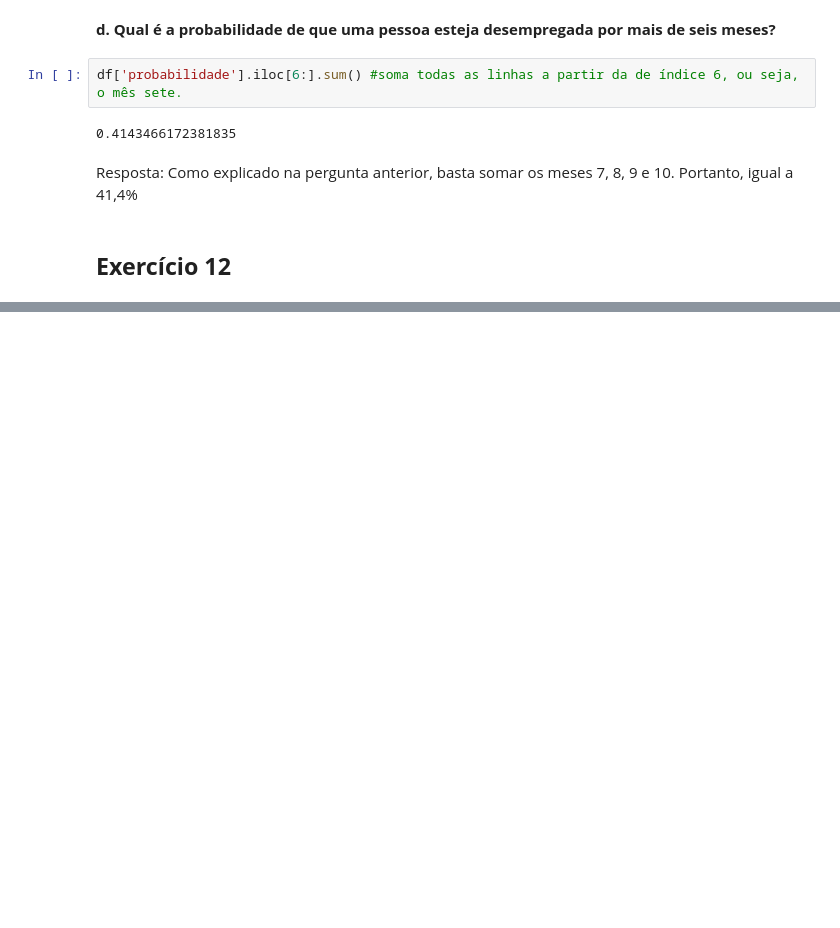
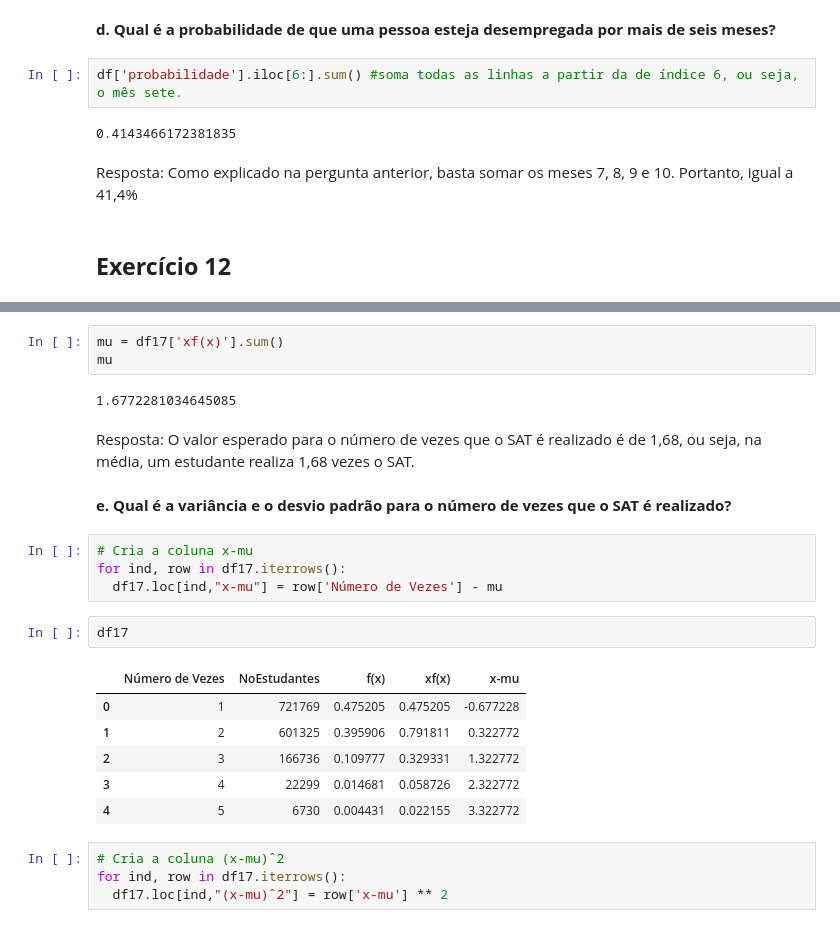
Before and after one commit to whaner/EAD5844, a Jupyter notebook: Exercícios/Ex_Aula_5_Whaner_Endo.ipynb, the cells around one changed output, grey strips where cells are left out. Cells and saved outputs as stored; diff of their text form; blank space fills up the shorter version.

```diff
--- a/Exercícios/Ex_Aula_5_Whaner_Endo.ipynb
+++ b/Exercícios/Ex_Aula_5_Whaner_Endo.ipynb
@@ -93,0 +239,26 @@ Resposta: Como explicado na pergunta anterior, basta somar os meses 7, 8, 9 e 10
+# %%
+mu = df17['xf(x)'].sum()
+mu
+# %% [output]
+1.6772281034645085
+# %% [markdown]
+Resposta: O valor esperado para o número de vezes que o SAT é realizado é de 1,68, ou seja, na média, um estudante realiza 1,68 vezes o SAT.
+# %% [markdown]
+**e. Qual é a variância e o desvio padrão para o número de vezes que o SAT é realizado?**
+# %%
+# Cria a coluna x-mu
+for ind, row in df17.iterrows():
+  df17.loc[ind,"x-mu"] = row['Número de Vezes'] - mu
+# %%
+df17
+# %% [output]
+|  | Número de Vezes | NoEstudantes | f(x) | xf(x) | x-mu |
+| 0 | 1 | 721769 | 0.475205 | 0.475205 | -0.677228 |
+| 1 | 2 | 601325 | 0.395906 | 0.791811 | 0.322772 |
+| 2 | 3 | 166736 | 0.109777 | 0.329331 | 1.322772 |
+| 3 | 4 | 22299 | 0.014681 | 0.058726 | 2.322772 |
+| 4 | 5 | 6730 | 0.004431 | 0.022155 | 3.322772 |
+# %%
+# Cria a coluna (x-mu)ˆ2
+for ind, row in df17.iterrows():
+  df17.loc[ind,"(x-mu)ˆ2"] = row['x-mu'] ** 2
```
Also changed, not shown: parts of 59 cells of this notebook.
